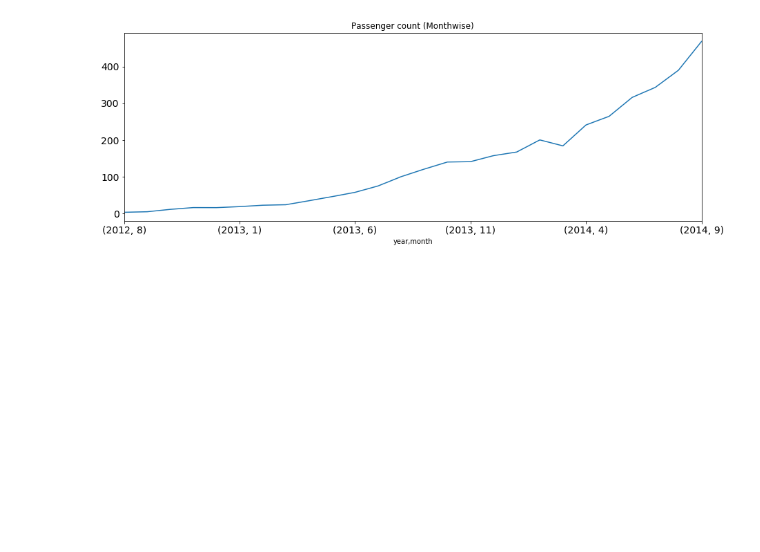
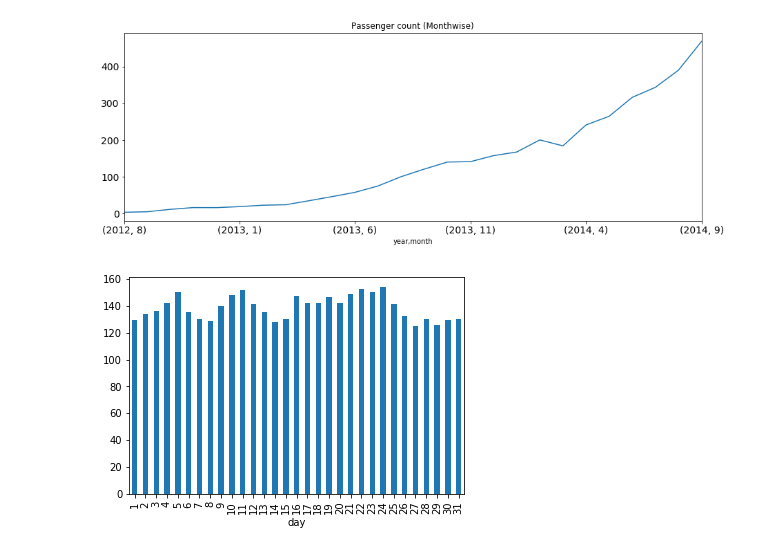
Before and after one commit to NilSagor/ml_kaggle, a Jupyter notebook: jetrail_timeseries/jetrail_timeseries.ipynb, the cells around one changed output. Saved outputs shown, nothing was run; the diff lists cells and outputs as text; code cells hidden in the pictures; blank space fills up the shorter version.

```diff
--- a/jetrail_timeseries/jetrail_timeseries.ipynb
+++ b/jetrail_timeseries/jetrail_timeseries.ipynb
@@ -93,3 +93,7 @@ temp.plot(figsize = (15, 5), title = "Passenger count (Monthwise)", fontsize = 1
 # %% [output]
 <matplotlib.axes._subplots.AxesSubplot at 0x...>
 [figure]
+# %%
+rail_train.groupby('day')['Count'].mean().plot.bar();
+# %% [output]
+[figure, added]
```
Also changed, not shown: parts of 9 cells of this notebook.
